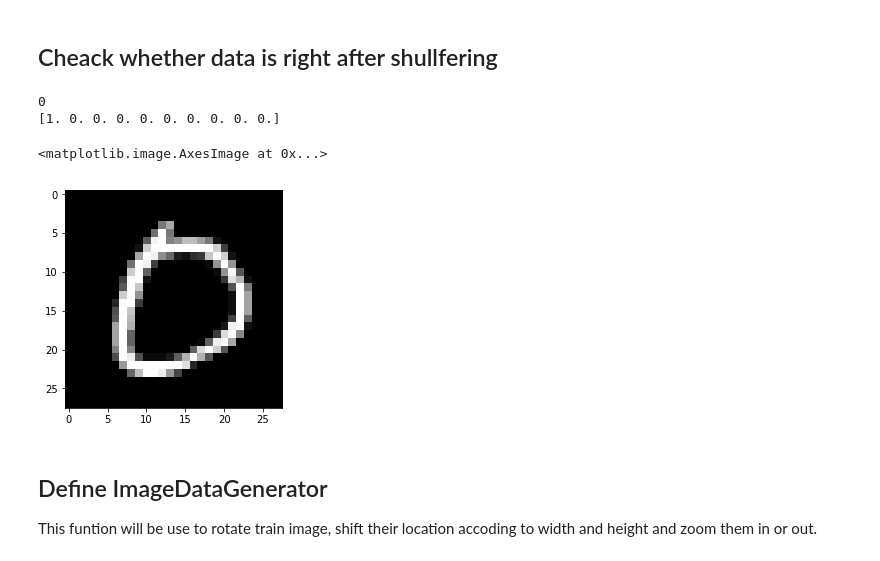
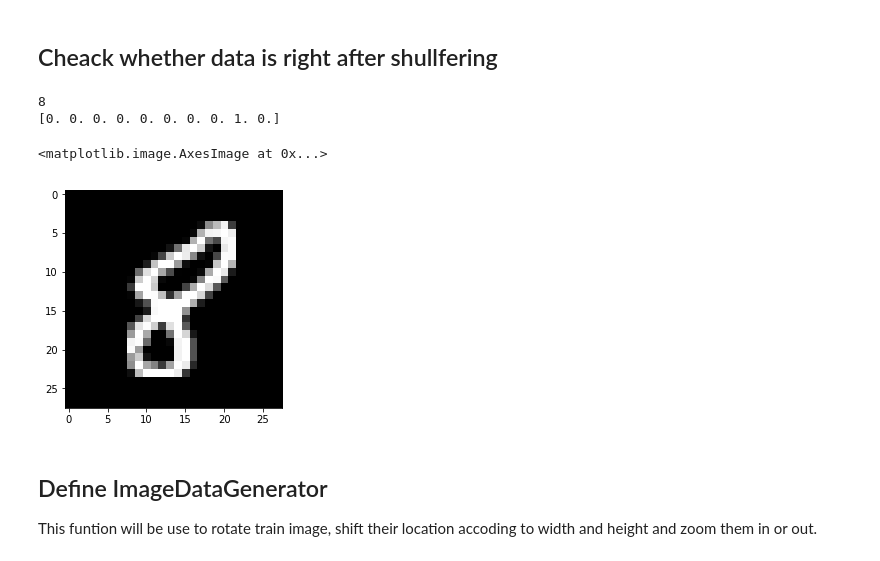
Before and after one commit to allenzdd/Kaggle, a Jupyter notebook: DigitRecognizer/Train_CNN_model.ipynb, the cells around one changed output. Saved outputs shown, nothing was run; the diff lists cells and outputs as text; code cells hidden in the pictures.

```diff
--- a/DigitRecognizer/Train_CNN_model.ipynb
+++ b/DigitRecognizer/Train_CNN_model.ipynb
@@ -71,14 +71,14 @@ del dataDF_label
 ## Cheack whether data is right after shullfering
 # %%
 checkindex = 100
-print(np.argmax(train_label[checkindex]))
-print(train_label[checkindex])
-plt.imshow(train_data[checkindex].reshape(28,28),cmap ='gray')
+print(np.argmax(vali_label[checkindex]))
+print(vali_label[checkindex])
+plt.imshow(vali_data[checkindex].reshape(28,28),cmap ='gray')
 # %% [output]
-0
-[1. 0. 0. 0. 0. 0. 0. 0. 0. 0.]
+8
+[0. 0. 0. 0. 0. 0. 0. 0. 1. 0.]
 <matplotlib.image.AxesImage at 0x...>
-[figure, old version]
+[figure, new version]
 # %% [markdown]
 ## Define ImageDataGenerator
 This funtion will be use to rotate train image, shift their location
```
